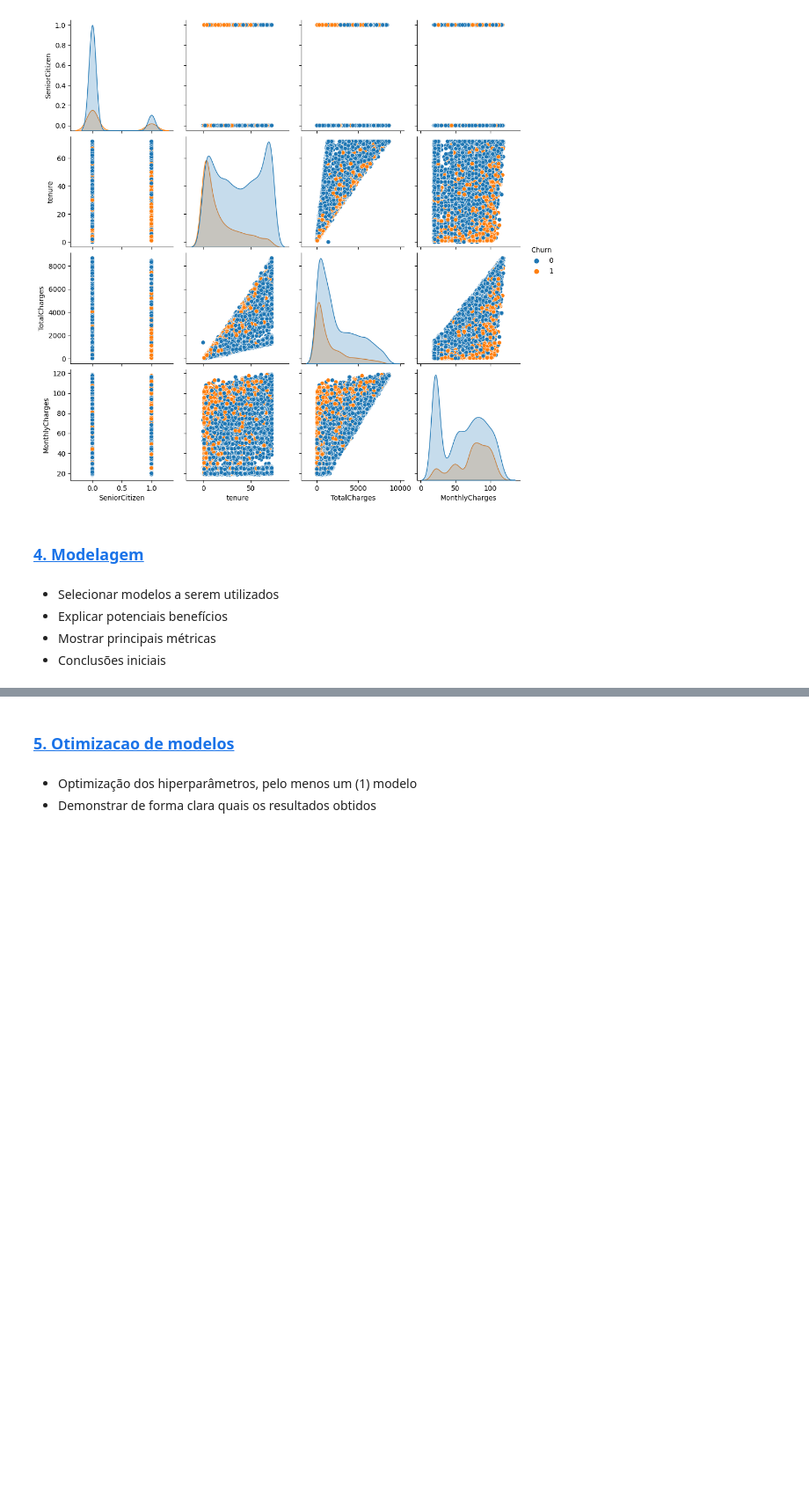
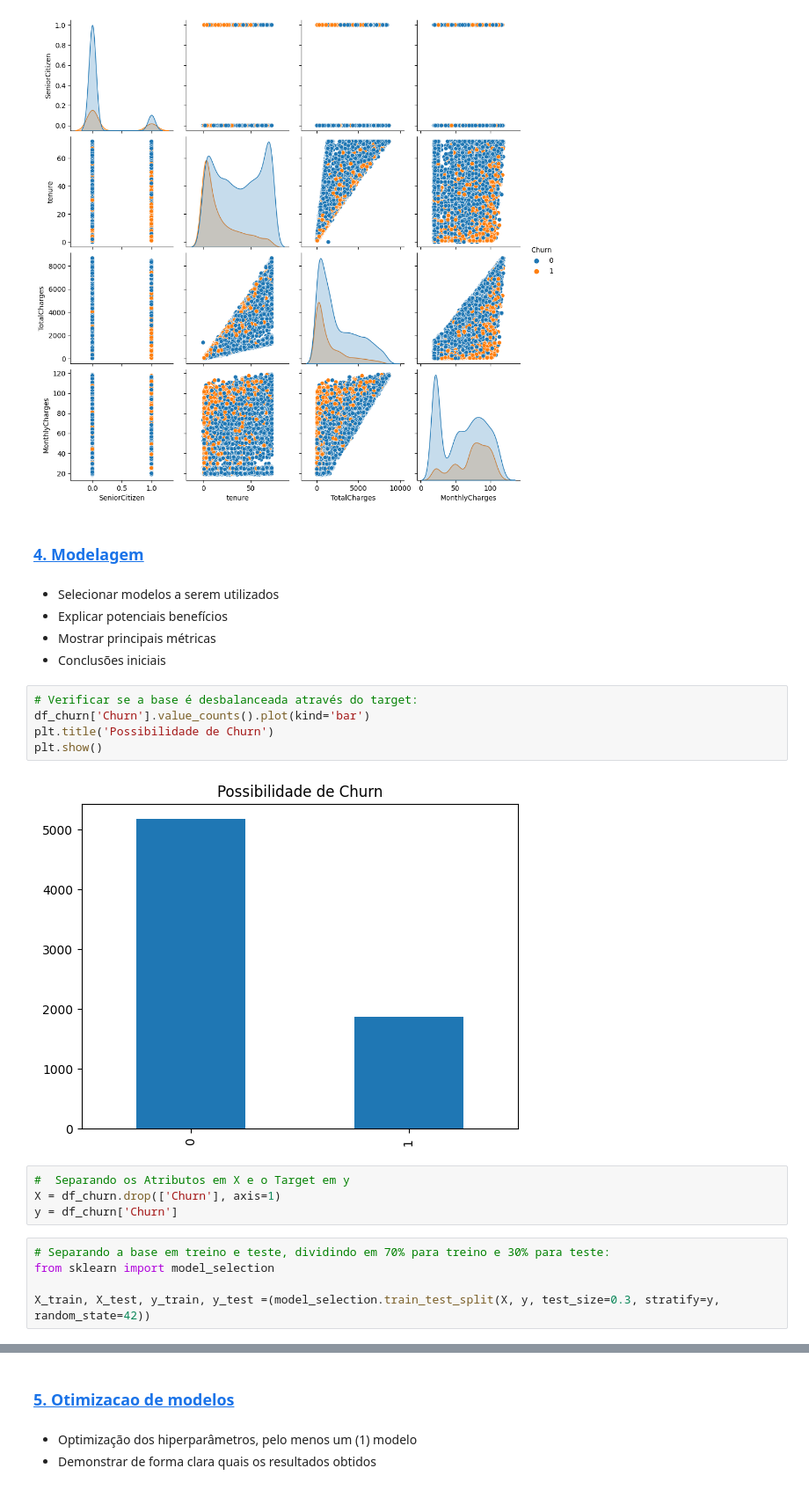
Before and after one commit to Texugo-928/Projeto_ML_Churn, a Jupyter notebook: Projeto_ML_Grupo_4.ipynb, the cells around one changed output, grey strips where cells are left out. Shown at 88% size. Drawn from its saved outputs; the diff is of its cells as text; blank space fills up the shorter version.

```diff
--- a/Projeto_ML_Grupo_4.ipynb
+++ b/Projeto_ML_Grupo_4.ipynb
@@ -440,3 +441,19 @@ sns.pairplot(df_churn, vars=['SeniorCitizen', 'tenure', 'TotalCharges','MonthlyC
 - Explicar potenciais benefícios
 - Mostrar principais métricas
 - Conclusões iniciais
+# %%
+# Verificar se a base é desbalanceada através do target:
+df_churn['Churn'].value_counts().plot(kind='bar')
+plt.title('Possibilidade de Churn')
+plt.show()
+# %% [output]
+[figure, added]
+# %%
+#  Separando os Atributos em X e o Target em y
+X = df_churn.drop(['Churn'], axis=1)
+y = df_churn['Churn']
+# %%
+# Separando a base em treino e teste, dividindo em 70% para treino e 30% para teste:
+from sklearn import model_selection
+
+X_train, X_test, y_train, y_test =(model_selection.train_test_split(X, y, test_size=0.3, stratify=y, random_state=42))
```
Also changed, not shown: parts of 9 cells of this notebook.
